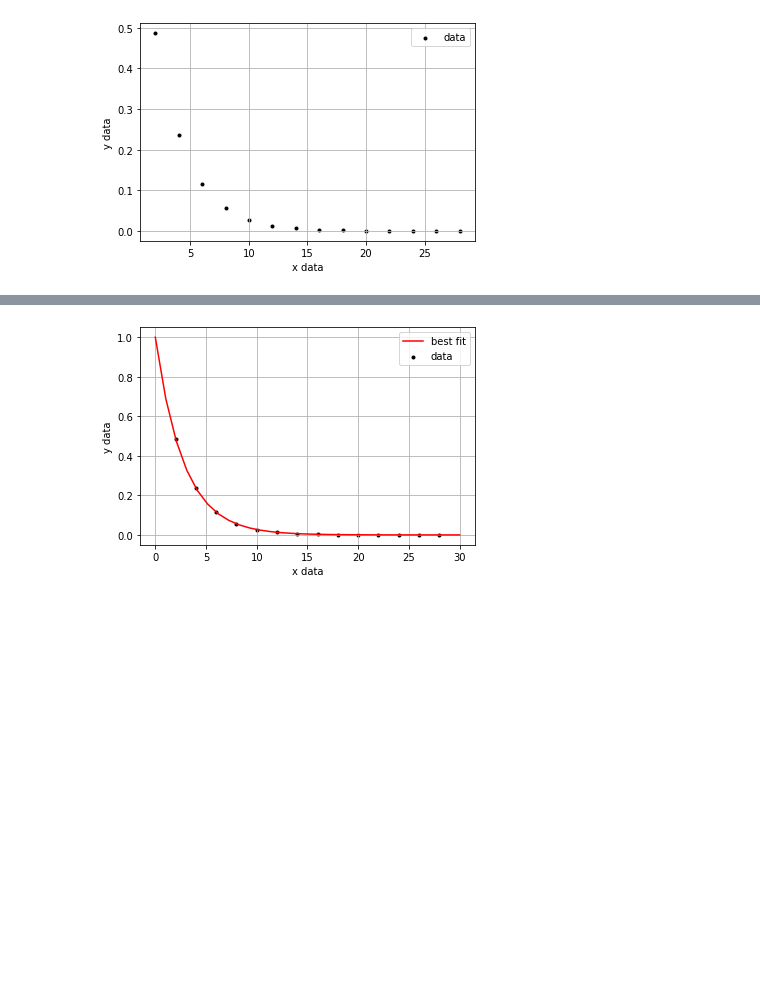
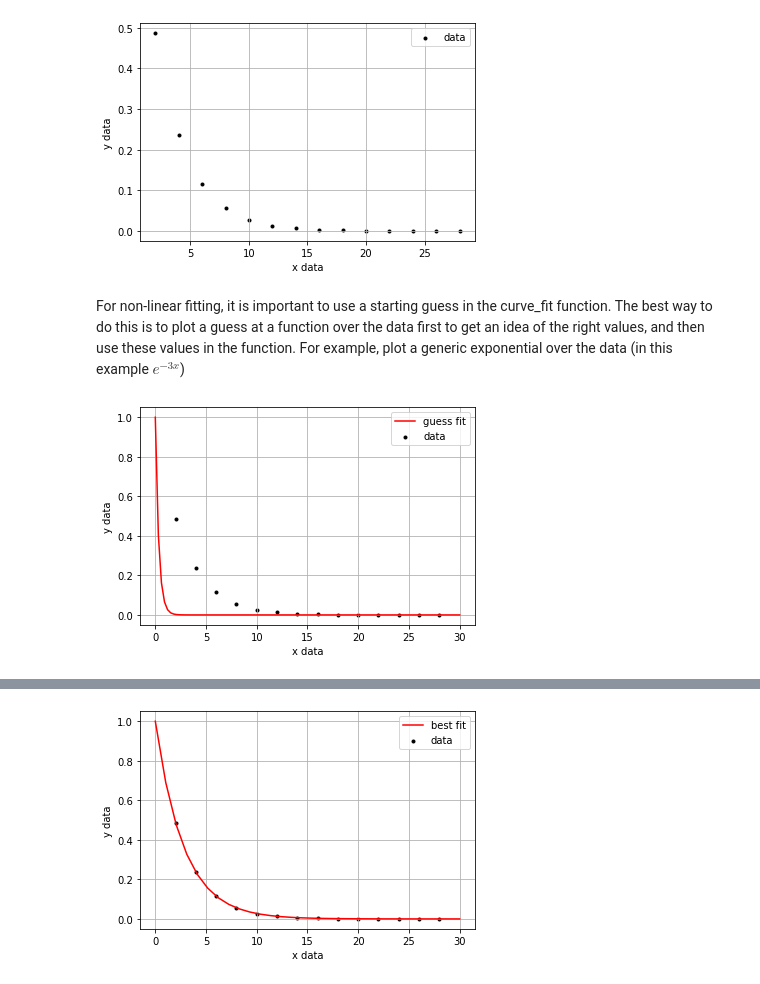
Before and after one commit to UCD-Physics/Python-HowTos, a Jupyter notebook: Curve_fit.ipynb, the cells around one changed output, grey strips where cells are left out. Saved outputs shown, nothing was run; the diff lists cells and outputs as text; code cells hidden in the pictures; blank space fills up the shorter version.

```diff
--- a/Curve_fit.ipynb
+++ b/Curve_fit.ipynb
@@ -76,3 +76,22 @@ plt.ylabel('y data')
 plt.legend(loc = 'upper right');
 # %% [output]
 [figure]
+# %% [markdown]
+For non-linear fitting, it is important to use a starting guess in the curve_fit function. The best way to do this is to plot a guess at a function over the data first to get an idea of the right values, and then use these values in the function.
+For example, plot a generic exponential over the data (in this example $e^{-3x}$)
+# %%
+#plot the raw data
+plt.scatter(x_data, y_data, marker ='.', color = 'black', label = 'data')
+plt.grid(True)
+plt.xlabel('x data')
+plt.ylabel('y data')
+
+
+#plot exponential over
+
+#creating same range of x values
+x = np.linspace(0, 30, 100)
+plt.plot(x, np.exp(-3*x), color = 'red', label = 'guess fit')
+plt.legend(loc = 'upper right');
+# %% [output]
+[figure, added]
```
Also changed, not shown: parts of 6 cells of this notebook.
